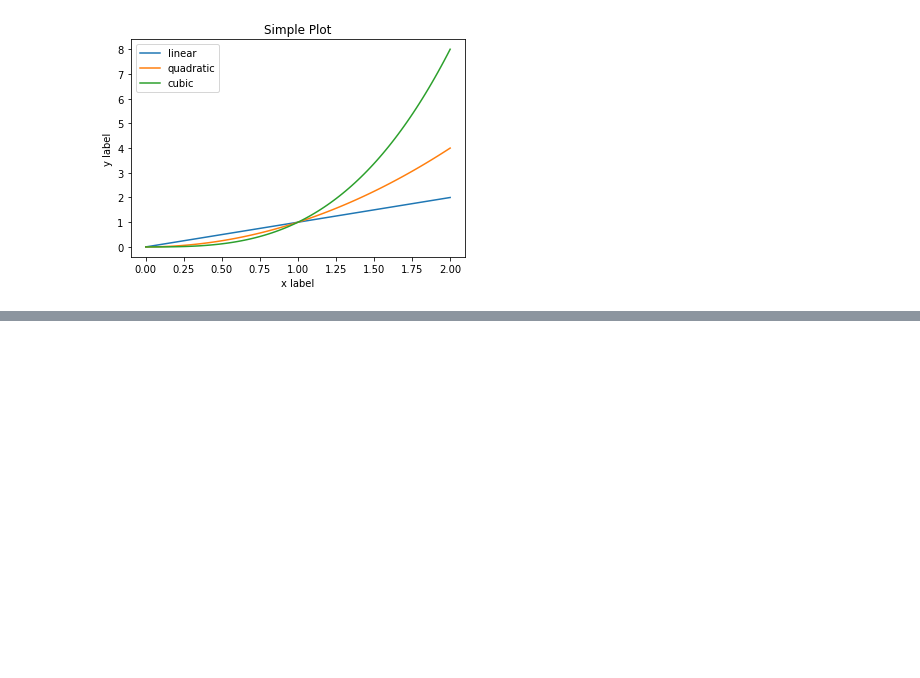
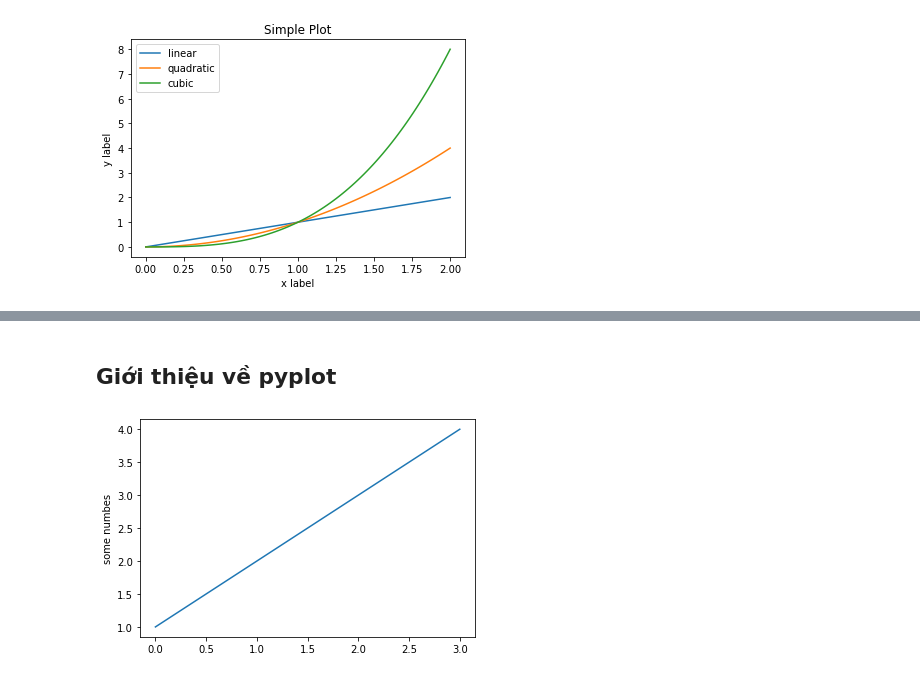
Before and after one commit to phuonghnhut/learn01, a Jupyter notebook: matplotlib.ipynb, the cells around one changed output, grey strips where cells are left out. Cells and saved outputs as stored; diff of their text form; code cells hidden in the pictures; blank space fills up the shorter version.

```diff
--- a/matplotlib.ipynb
+++ b/matplotlib.ipynb
@@ -36,0 +83,8 @@ ax.legend()
+# %% [markdown]
+## Giới thiệu về pyplot
+# %%
+plt.plot([1, 2, 3, 4])
+plt.ylabel('some numbes')
+plt.show()
+# %% [output]
+[figure, added]
```
Also changed, not shown: parts of 30 cells of this notebook.
